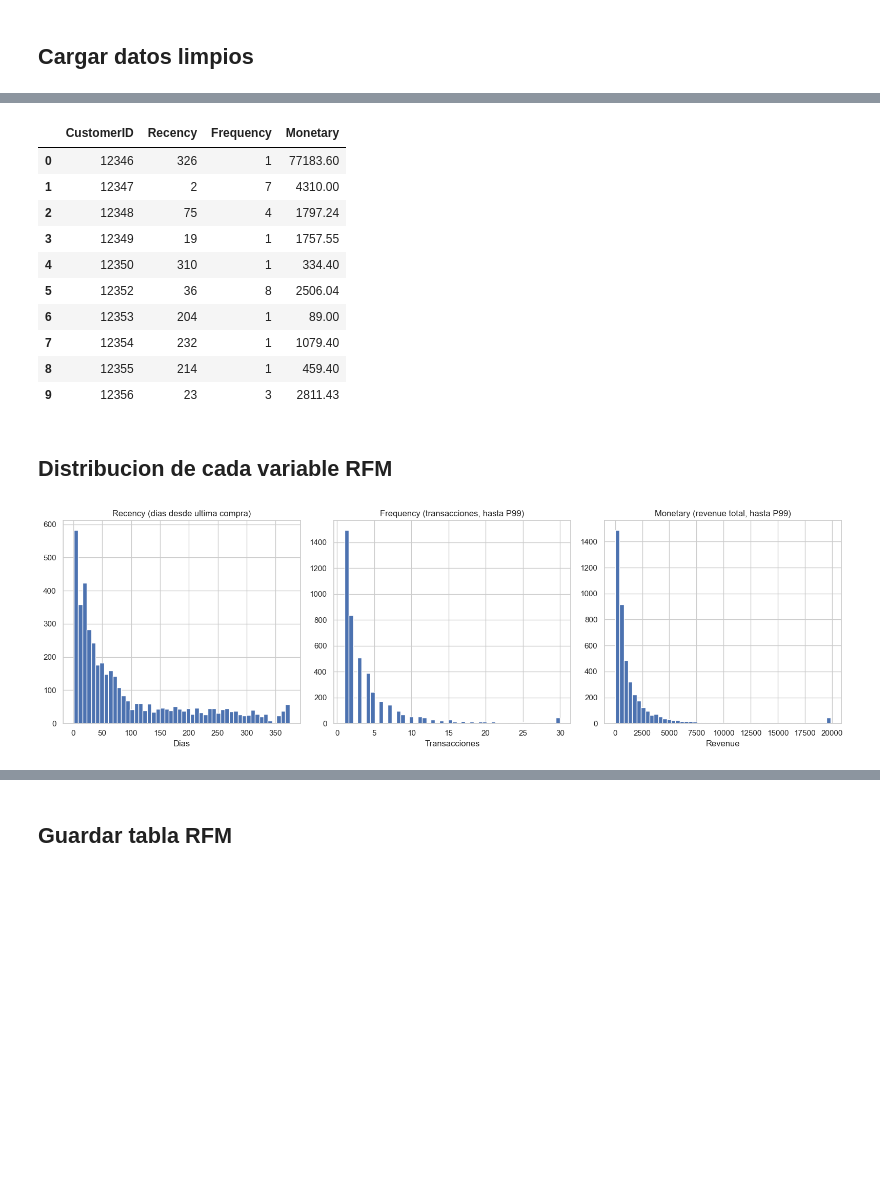
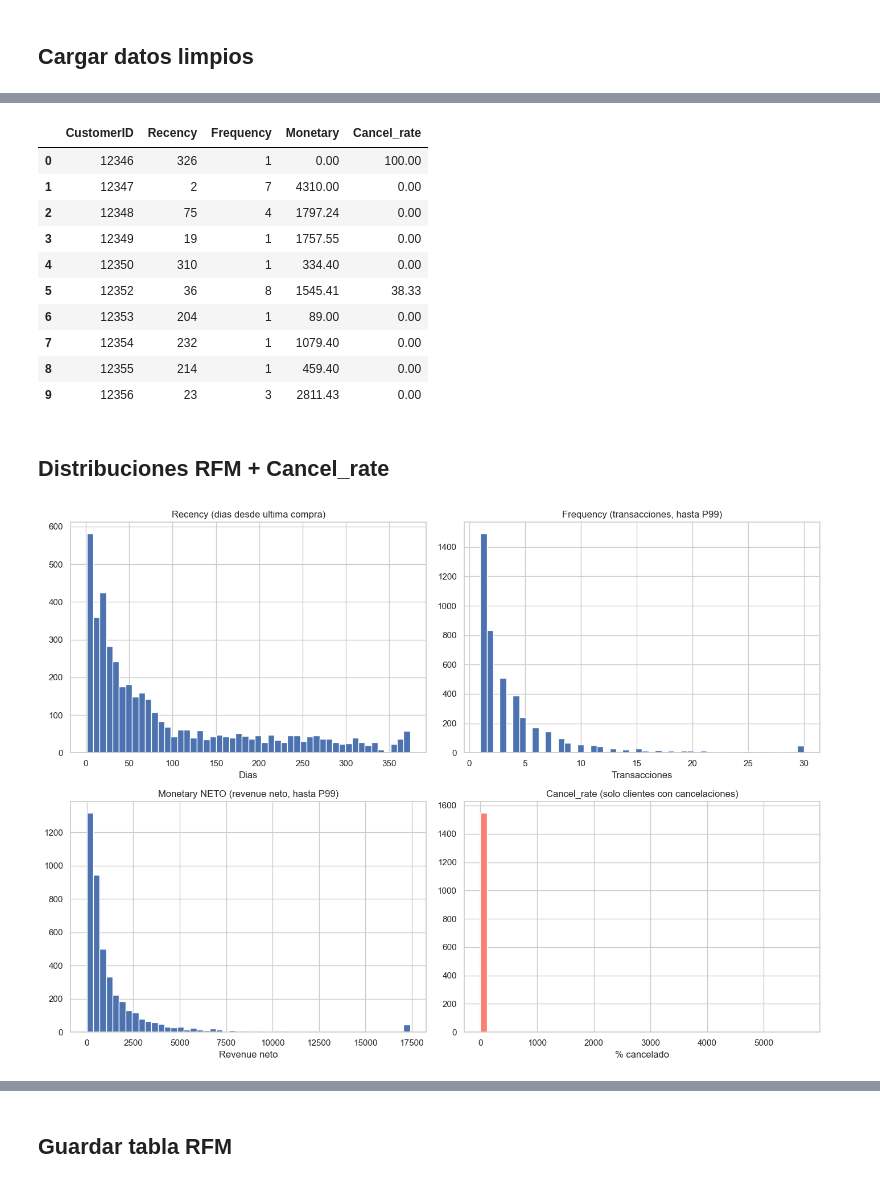
Before and after one commit to gonrc/segmentacion-clientes-ecommerce, a Jupyter notebook: notebooks/4-feat_eng/04-gc-rfm_por_cliente-2026_03_18.ipynb, the cells around one changed output, grey strips where cells are left out. Cells and saved outputs as stored; diff of their text form; code cells hidden in the pictures; blank space fills up the shorter version.

```diff
--- a/notebooks/4-feat_eng/04-gc-rfm_por_cliente-2026_03_18.ipynb
+++ b/notebooks/4-feat_eng/04-gc-rfm_por_cliente-2026_03_18.ipynb
@@ -21,7 +22,10 @@ plt.rcParams["figure.figsize"] = (12, 5)
 ## Cargar datos limpios
 # %%
 df = pd.read_parquet("../../data/03_primary/ventas_limpias.parquet")
-print(f"Registros: {len(df):,}")
-print(f"Clientes: {df['CustomerID'].nunique():,}")
-print(f"Periodo: {df['InvoiceDate'].min().date()} a {df['InvoiceDate'].max().date()}")
+df_cancel = pd.read_parquet("../../data/03_primary/cancelaciones.parquet")
+
+print(f"Ventas: {len(df):,} registros | {df['CustomerID'].nunique():,} clientes")
+print(
+    f"Cancelaciones: {len(df_cancel):,} registros | {df_cancel['CustomerID'].nunique():,} clientes"
+)
 # %% [output]
@@ -45,12 +47,11 @@ rfm = (
     .agg(
         Recency=("InvoiceDate", lambda x: (ref_date - x.max()).days),
         Frequency=("InvoiceNo", "nunique"),
-        Monetary=("Revenue", "sum"),
+        Monetary_bruto=("Revenue", "sum"),
     )
     .reset_index()
 )
 
-print(f"\nTabla RFM: {len(rfm):,} clientes")
-rfm.describe()
+print(f"Clientes: {len(rfm):,}")
 # %% [output]
 Fecha de referencia: 2011-12-10
@@ -67,0 +163,6 @@ Tabla RFM: 4,338 clientes
+# %%
+rfm_final = rfm[["CustomerID", "Recency", "Frequency", "Monetary", "Cancel_rate"]].copy()
+
+print(f"Tabla RFM final: {len(rfm_final):,} clientes")
+print()
+rfm_final.describe()
@@ -68,41 +180,47 @@ Tabla RFM: 4,338 clientes
 # %%
-rfm.head(10)
+rfm_final.head(10)
 # %% [output]
-|  | CustomerID | Recency | Frequency | Monetary |
-| 0 | 12346 | 326 | 1 | 77183.60 |
-| 1 | 12347 | 2 | 7 | 4310.00 |
-| 2 | 12348 | 75 | 4 | 1797.24 |
-| 3 | 12349 | 19 | 1 | 1757.55 |
-| 4 | 12350 | 310 | 1 | 334.40 |
-| 5 | 12352 | 36 | 8 | 2506.04 |
-| 6 | 12353 | 204 | 1 | 89.00 |
-| 7 | 12354 | 232 | 1 | 1079.40 |
-| 8 | 12355 | 214 | 1 | 459.40 |
-| 9 | 12356 | 23 | 3 | 2811.43 |
+|  | CustomerID | Recency | Frequency | Monetary | Cancel_rate |
+| 0 | 12346 | 326 | 1 | 0.00 | 100.00 |
+| 1 | 12347 | 2 | 7 | 4310.00 | 0.00 |
+| 2 | 12348 | 75 | 4 | 1797.24 | 0.00 |
+| 3 | 12349 | 19 | 1 | 1757.55 | 0.00 |
+| 4 | 12350 | 310 | 1 | 334.40 | 0.00 |
+| 5 | 12352 | 36 | 8 | 1545.41 | 38.33 |
+| 6 | 12353 | 204 | 1 | 89.00 | 0.00 |
+| 7 | 12354 | 232 | 1 | 1079.40 | 0.00 |
+| 8 | 12355 | 214 | 1 | 459.40 | 0.00 |
+| 9 | 12356 | 23 | 3 | 2811.43 | 0.00 |
-# %% [markdown]
-## Distribucion de cada variable RFM
+# %% [markdown]
+## Distribuciones RFM + Cancel_rate
 # %%
-fig, axes = plt.subplots(1, 3, figsize=(16, 5))
+fig, axes = plt.subplots(2, 2, figsize=(14, 10))
 
-rfm["Recency"].hist(bins=50, ax=axes[0], edgecolor="white")
-axes[0].set_title("Recency (dias desde ultima compra)")
-axes[0].set_xlabel("Dias")
+rfm_final["Recency"].hist(bins=50, ax=axes[0, 0], edgecolor="white")
+axes[0, 0].set_title("Recency (dias desde ultima compra)")
+axes[0, 0].set_xlabel("Dias")
 
-rfm["Frequency"].clip(upper=rfm["Frequency"].quantile(0.99)).hist(
-    bins=50, ax=axes[1], edgecolor="white"
+rfm_final["Frequency"].clip(upper=rfm_final["Frequency"].quantile(0.99)).hist(
+    bins=50, ax=axes[0, 1], edgecolor="white"
 )
-axes[1].set_title("Frequency (transacciones, hasta P99)")
-axes[1].set_xlabel("Transacciones")
+axes[0, 1].set_title("Frequency (transacciones, hasta P99)")
+axes[0, 1].set_xlabel("Transacciones")
 
-rfm["Monetary"].clip(upper=rfm["Monetary"].quantile(0.99)).hist(
-    bins=50, ax=axes[2], edgecolor="white"
+rfm_final["Monetary"].clip(upper=rfm_final["Monetary"].quantile(0.99)).hist(
+    bins=50, ax=axes[1, 0], edgecolor="white"
 )
-axes[2].set_title("Monetary (revenue total, hasta P99)")
-axes[2].set_xlabel("Revenue")
+axes[1, 0].set_title("Monetary NETO (revenue neto, hasta P99)")
+axes[1, 0].set_xlabel("Revenue neto")
+
+rfm_final[rfm_final["Cancel_rate"] > 0]["Cancel_rate"].hist(
+    bins=50, ax=axes[1, 1], edgecolor="white", color="salmon"
+)
+axes[1, 1].set_title("Cancel_rate (solo clientes con cancelaciones)")
+axes[1, 1].set_xlabel("% cancelado")
 
 plt.tight_layout()
 plt.savefig("../../data/08_reporting/rfm_distribuciones.png", dpi=150, bbox_inches="tight")
 plt.show()
 # %% [output]
-[figure, old version]
+[figure, new version]
 # %% [markdown]
```
Also changed, not shown: parts of 20 cells of this notebook, 1 other file.
